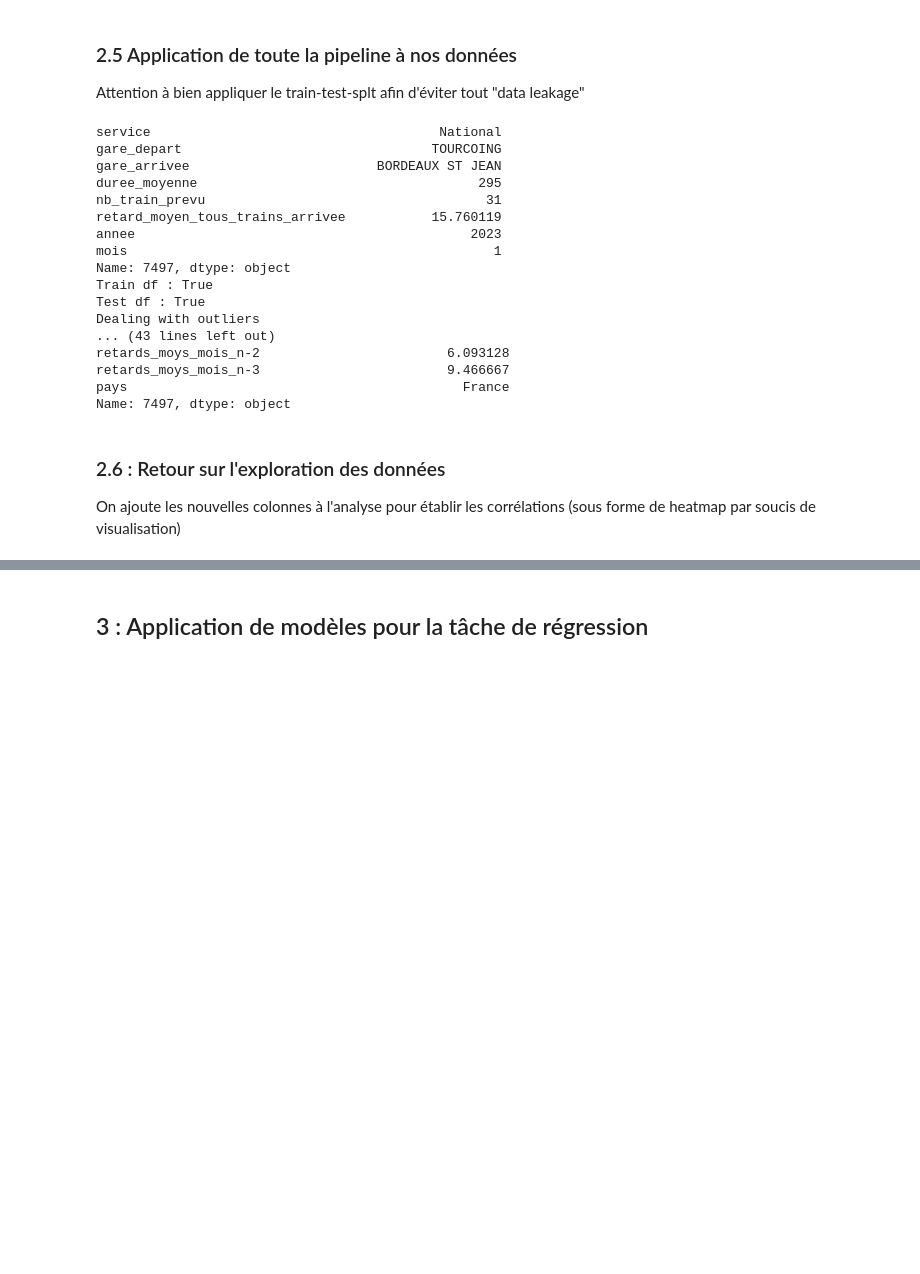
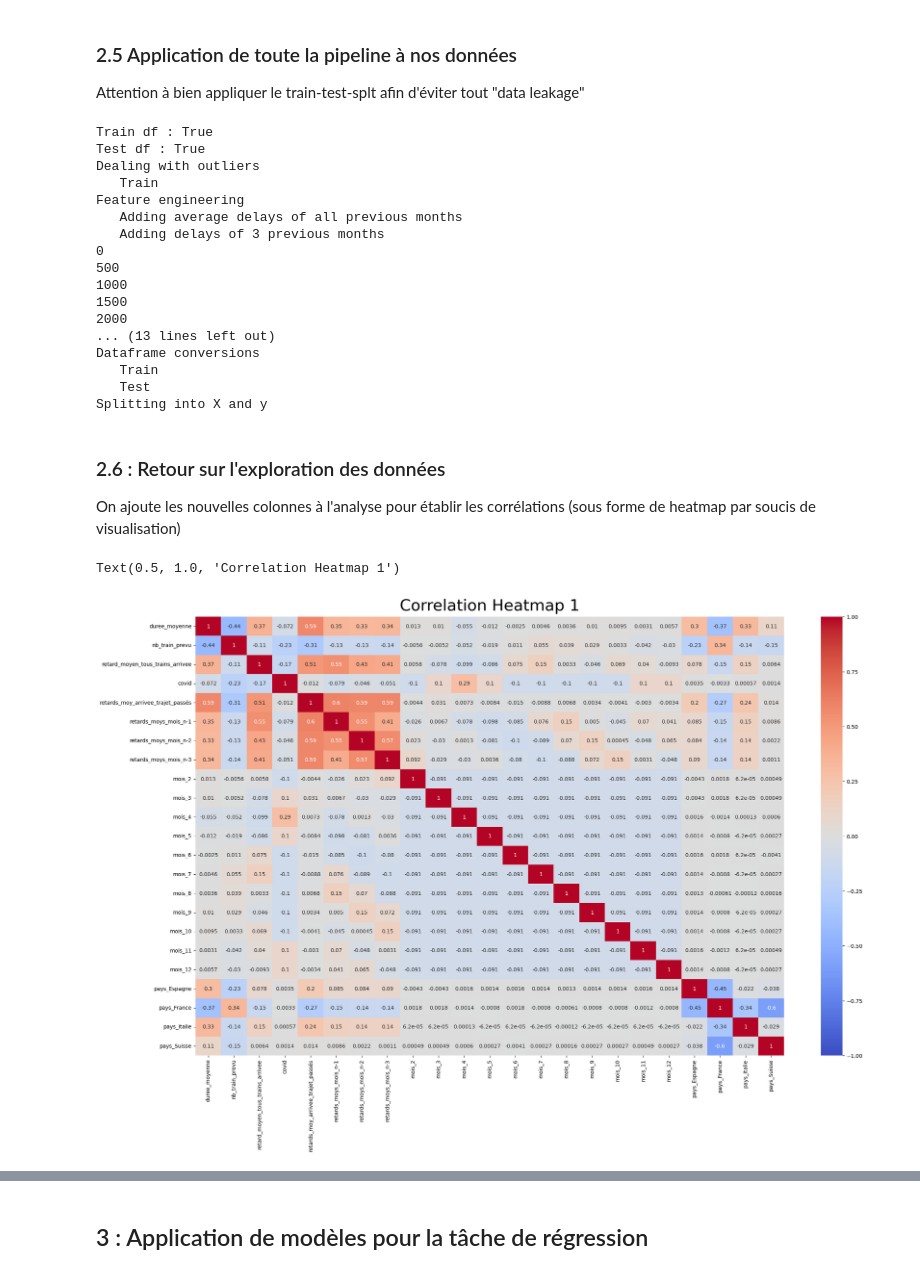
Before and after one commit to AxelV-hub/machine-learning-sncf-delay-estimation, a Jupyter notebook: notebooks/adrien.ipynb, the cells around one changed output, grey strips where cells are left out. Cells and saved outputs as stored; diff of their text form; code cells hidden in the pictures; blank space fills up the shorter version.

Commit message:
notebook adri fini avec commentaires

```diff
--- a/notebooks/adrien.ipynb
+++ b/notebooks/adrien.ipynb
@@ -95,9 +103,11 @@ def get_coordinates(station_names):
         # city_name = station_name.split(" ")[0]
         if station_name in station_coords.keys():
             break
-        location_variable = geolocator.geocode(f"{station_name}, France", limit=1, exactly_one=False) # problème avec le pays...
+        pays = gare_to_pays.get(station_name, "France")
+        location_variable = geolocator.geocode(f"{station_name}, {pays}", limit=1, exactly_one=False)
         # print(location_variable)
         for info in location_variable:
+            # print(info.raw)
             lat = info.raw["lat"]
             lon = info.raw["lon"]
             station_coords[station_name] = (lat, lon)
@@ -115,11 +153,12 @@ Error:
 
 import folium
 
-colors = ["green", "yellow", "orange", "red", "black"]
-max_delay = max(df_delay_train.retard_moyen_tous_trains_arrivee)
+colors = ["green", "orange", "red"]
+
 for station_type in ["depart", "arrivee"]:
     sncf_map = folium.Map(location=[47,2], zoom_start=5, tiles="cartodb positron")
     df_delay_train_map = pd.DataFrame(df_base.groupby([f"gare_{station_type}", "geo_infos_depart", "geo_infos_arrivee"])["retard_moyen_tous_trains_arrivee"].mean()).reset_index(level=[0,1,2]).copy(deep=True)
+    max_mean_delay = max(df_delay_train_map.retard_moyen_tous_trains_arrivee)
 
     for idx, row in df_delay_train_map.iterrows():
         line_coords = []
@@ -128,11 +167,15 @@ for station_type in ["depart", "arrivee"]:
         lat, lon = row[geo_col_name]
         line_coords.append((lat, lon))
         station = row[station_col_name]
-        color = colors[max(0,int(len(colors)*row["retard_moyen_tous_trains_arrivee"]/max_delay)-1)]
+        delay = row["retard_moyen_tous_trains_arrivee"]
+        if delay <= 0:
+            color = colors[0]
+        else:
+            color = colors[min(len(colors)-1, int(delay*(len(colors))/max_mean_delay))]
         folium.Marker(location=[lat,lon], popup = station, icon=folium.Icon(color=color)).add_to(sncf_map)
         # FOR SOME REASON, POLYLINE CRASHES THE KERNEL...
         # folium.PolyLine(line_coords,
-        #                 color=colors[int(len(colors)*row["retard_moyen_tous_trains_arrivee"]/max_delay)],
+        #                 color=color,
         #                 weight=15,
         #                 opacity=0.8).add_to(train_map)
-    sncf_map.save(f"train_map_{station_type}.html")
+    sncf_map.save(f"train_map_{station_type}_1.html")
@@ -255,8 +300,8 @@ def add_delays_previous_months(df, n_months):
     for col in past_month_cols:
         df[col] = 0.0
     for i,row in df.iterrows():
-        if i%500 == 0:
-            print(i)
+        # if i%500 == 0:
+        #     print(i)
         annee, mois = row["annee"], row["mois"]
         gare_depart, gare_arrivee = row["gare_depart"], row["gare_arrivee"]
         for j, col_name in enumerate(past_month_cols):
@@ -316,7 +359,7 @@ print(f"Test df : {df_delay_test.isna().sum().sum() == 0}") # no missing values
 
 # OUTLIERS
 print("Dealing with outliers")
-outlier_cols = ["duree_moyenne", "nb_train_prevu"]
+outlier_cols = ["duree_moyenne", "nb_train_prevu", "retard_moyen_tous_trains_arrivee"]
 print("   Train")
 df_delay_train = clean_outliers(df_delay_train, outlier_cols)
 # print("   Test")
@@ -357,36 +400,39 @@ print("Splitting into X and y")
 df_delay_train_clean_X, df_delay_train_clean_y = df_delay_train_clean.drop(target_col, axis=1, inplace=False), pd.DataFrame(df_delay_train_clean[target_col[0]])
 df_delay_test_clean_X, df_delay_test_clean_y = df_delay_test_clean.drop(target_col, axis=1, inplace=False), pd.DataFrame(df_delay_test_clean[target_col[0]])
 # %% [output]
-service                                     National
-gare_depart                                TOURCOING
-gare_arrivee                        BORDEAUX ST JEAN
-duree_moyenne                                    295
-nb_train_prevu                                    31
-retard_moyen_tous_trains_arrivee           15.760119
-annee                                           2023
-mois                                               1
-Name: 7497, dtype: object
 Train df : True
 Test df : True
 Dealing with outliers
-... (43 lines left out)
-retards_moys_mois_n-2                        6.093128
-retards_moys_mois_n-3                        9.466667
-pays                                           France
-Name: 7497, dtype: object
+   Train
+Feature engineering
+   Adding average delays of all previous months
+   Adding delays of 3 previous months
+0
+500
+1000
+1500
+2000
+... (13 lines left out)
+Dataframe conversions
+   Train
+   Test
+Splitting into X and y
 # %% [markdown]
 ### 2.6 : Retour sur l'exploration des données
 On ajoute les nouvelles colonnes à l'analyse pour établir les corrélations (sous forme de heatmap par soucis de visualisation)
 # %%
 # Add heatmaps of the dataframe's correlation matrix
 # https://medium.com/@szabo.bibor/how-to-create-a-seaborn-correlation-heatmap-in-python-834c0686b88e
 
 plt.figure(figsize=(25, 15))
-heatmap = sns.heatmap(df.corr(), vmin=-1, vmax=1, annot=True, cmap='coolwarm')
-heatmap.set_title('Correlation Heatmap', fontdict={'fontsize':30}, pad=12)
+heatmap = sns.heatmap(df_delay_train_clean.corr(), vmin=-1, vmax=1, annot=True, cmap='coolwarm')
+heatmap.set_title('Correlation Heatmap 1', fontdict={'fontsize':30}, pad=12)
 # save heatmap as .png file
 # dpi - sets the resolution of the saved image in dots/inches
 # bbox_inches - when set to 'tight' - does not allow the labels to be cropped
 # plt.savefig('full_heatmap.png', dpi=300, bbox_inches='tight')
+# %% [output]
+Text(0.5, 1.0, 'Correlation Heatmap 1')
+[figure, added]
 # %%
 plt.figure(figsize=(8, 12))
```
Also changed, not shown: parts of 26 cells of this notebook, 2 other files.
